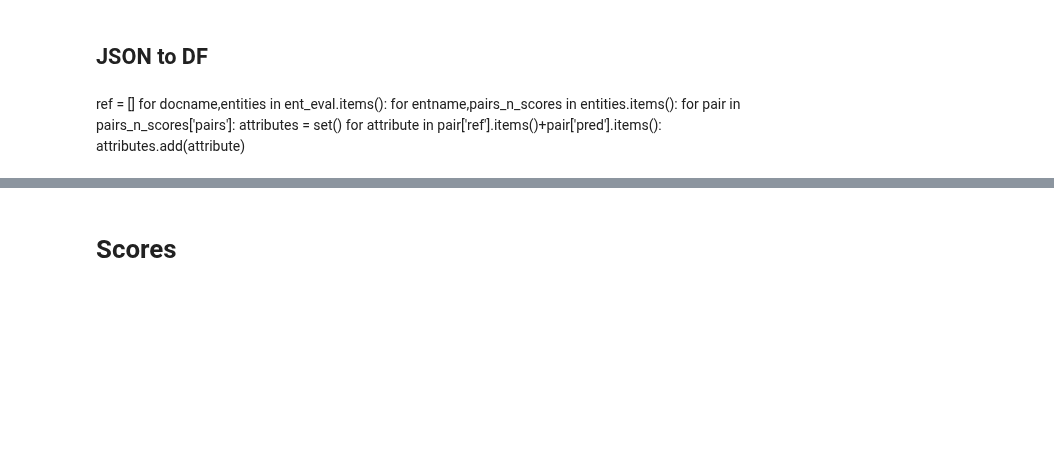
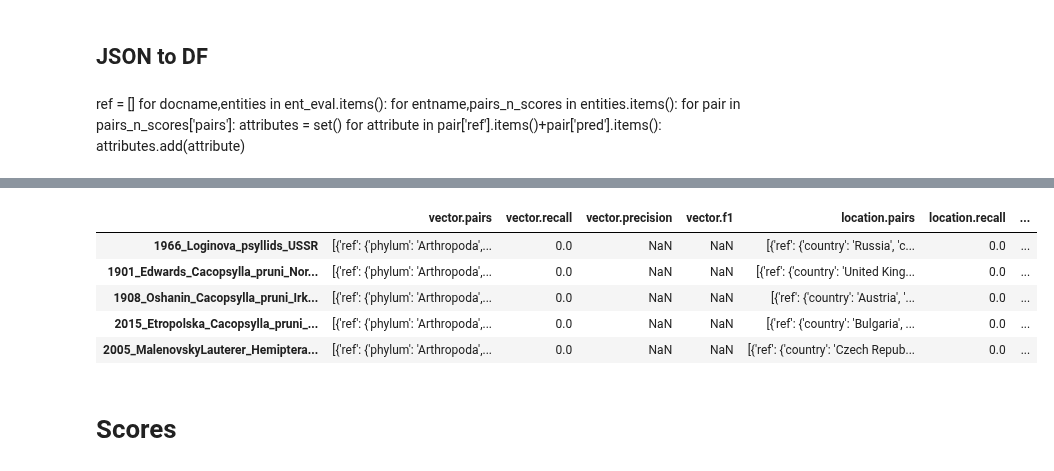
Before and after one commit to e-lubrini/psylve, a Jupyter notebook: src/evaluation/evaluation.ipynb, the cells around one changed output, grey strips where cells are left out. Cells and saved outputs as stored; diff of their text form; code cells hidden in the pictures; blank space fills up the shorter version.

```diff
--- a/src/evaluation/evaluation.ipynb
+++ b/src/evaluation/evaluation.ipynb
@@ -190,11 +189,11 @@ def evaluate(ref_filepath, pred_ent_filepath, pred_rel_filepath):
         ref_entities.add(hashabledict(ref['right']))
 
 
+
+    # load csv of entities and relations
     with open(pred_ent_filepath, newline='') as f:
         entcsv = csv.DictReader(f, delimiter='\t')
         pred_entities = set(hashabledict(row) for row in entcsv)
-
-
     with open(pred_rel_filepath, newline='') as f:
         relcsv = csv.DictReader(f, delimiter='\t')
         pred_relations = set(hashabledict(row) for row in relcsv)
@@ -221,7 +220,8 @@ def evaluate(ref_filepath, pred_ent_filepath, pred_rel_filepath):
             ent_pairs.append({'ref': None, 'pred': pred_ent, 'sim': 0.0, 'cat': FALSE_POSITIVE})
 
 
-    def evaluate(pairs):
+
+    def get_score(pairs):
         tp = list(p for p in pairs if pair_filter(p, cat=TRUE_POSITIVE))
         fp = list(p for p in pairs if pair_filter(p, cat=FALSE_POSITIVE))
         fn = list(p for p in pairs if pair_filter(p, cat=FALSE_NEGATIVE))
@@ -247,7 +247,7 @@ def evaluate(ref_filepath, pred_ent_filepath, pred_rel_filepath):
         ent_doc_eval = {}
         for type_ in TYPES:
             pairs = list(p for p in ent_pairs if pair_filter(p, doc=doc, type_=type_))
-            recall, precision, f1 = evaluate(pairs)
+            recall, precision, f1 = get_score(pairs)
             ent_doc_eval[type_] = {
                 'pairs': pairs,
                 'recall': recall,
@@ -255,7 +255,7 @@ def evaluate(ref_filepath, pred_ent_filepath, pred_rel_filepath):
                 'f1': f1
             }
         ent_eval[doc] = ent_doc_eval
-        recall, precision, f1 = evaluate(ent_pairs)
+        recall, precision, f1 = get_score(ent_pairs)
         ent_eval['global'] = {
             'recall': recall,
             'precision': precision,
@@ -388,0 +347,6 @@ pred_df
+# %%
+comparison_filepath = 'data/comparisons/first_comparison.json'
+# %%
+with open(comparison_filepath, 'r') as f:
+        ent_evals = json.load(f)
+ent_evals
@@ -389,3 +371,15 @@ pred_df
+# %%
+df = pd.json_normalize(list(ent_evals.values()))
+df.index = ent_evals.keys()
+df.drop(['global'], axis=0, inplace=True)
+df.head()
+# %% [output]
+|  | vector.pairs | vector.recall | vector.precision | vector.f1 | location.pairs | location.recall | ... |
+| 1966_Loginova_psyllids_USSR | [{'ref': {'phylum': 'Arthropoda',... | 0.0 | NaN | NaN | [{'ref': {'country': 'Russia', 'c... | 0.0 | ... |
+| 1901_Edwards_Cacopsylla_pruni_Nor... | [{'ref': {'phylum': 'Arthropoda',... | 0.0 | NaN | NaN | [{'ref': {'country': 'United King... | 0.0 | ... |
+| 1908_Oshanin_Cacopsylla_pruni_Irk... | [{'ref': {'phylum': 'Arthropoda',... | 0.0 | NaN | NaN | [{'ref': {'country': 'Austria', '... | 0.0 | ... |
+| 2015_Etropolska_Cacopsylla_pruni_... | [{'ref': {'phylum': 'Arthropoda',... | 0.0 | NaN | NaN | [{'ref': {'country': 'Bulgaria', ... | 0.0 | ... |
+| 2005_MalenovskyLauterer_Hemiptera... | [{'ref': {'phylum': 'Arthropoda',... | 0.0 | NaN | NaN | [{'ref': {'country': 'Czech Repub... | 0.0 | ... |
 # %% [markdown]
 # Scores
 # %%
```
Also changed, not shown: parts of 13 cells of this notebook, 5 other files.
